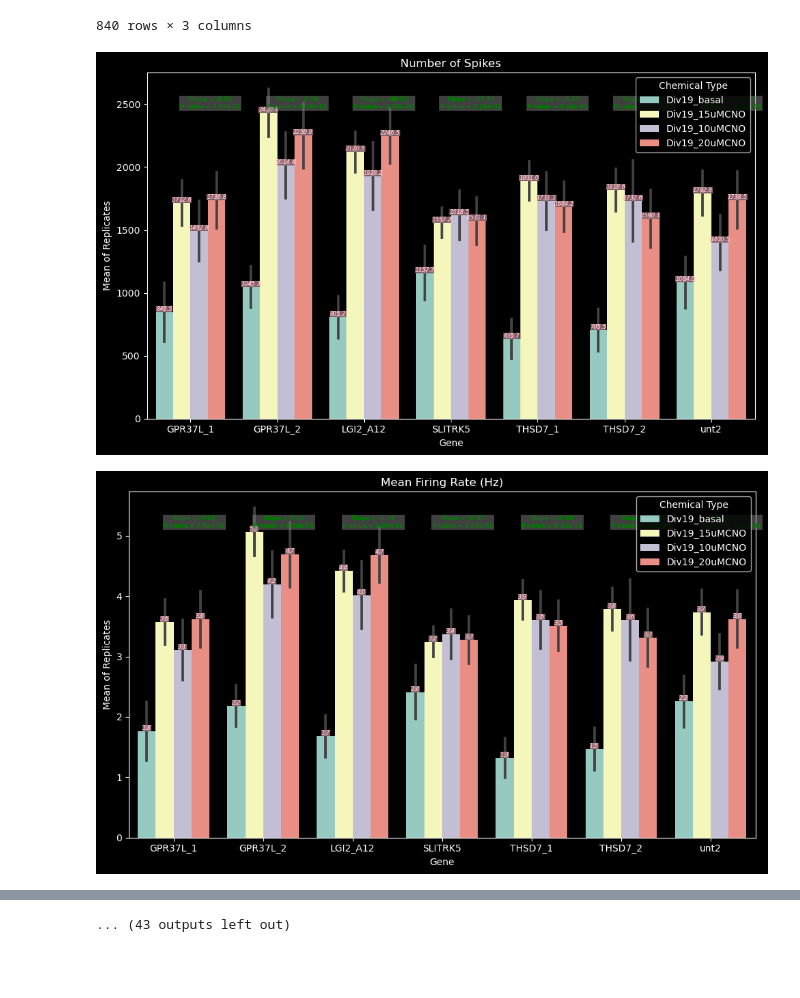
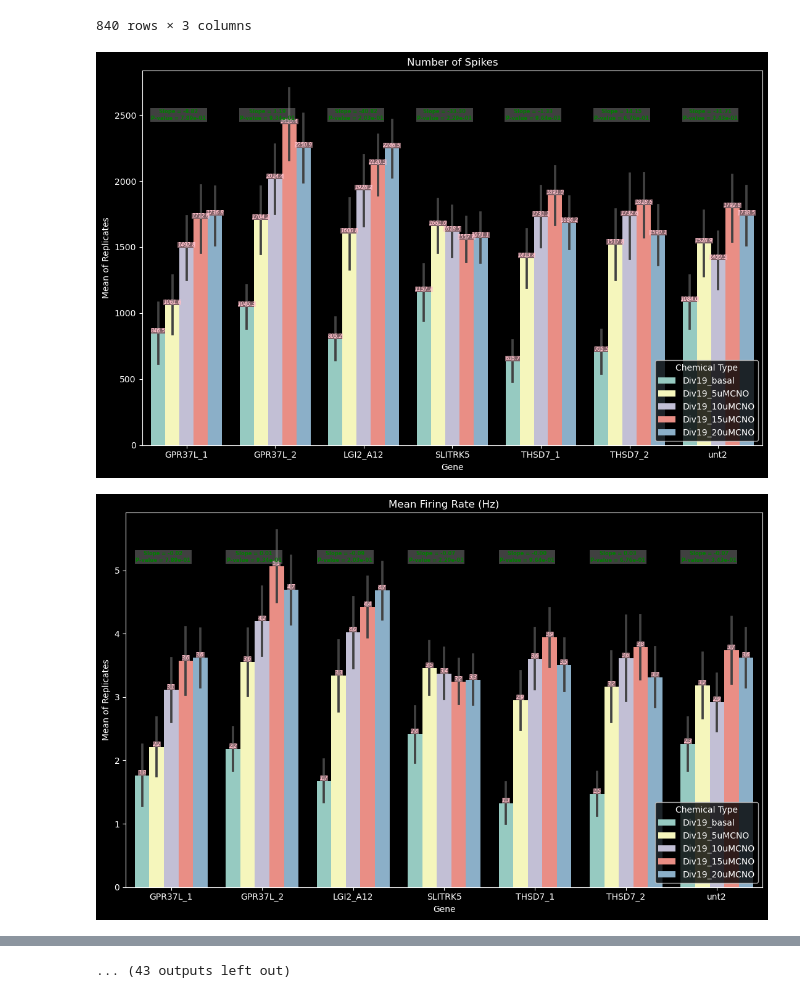
Before and after one commit to soderling-lab/MicroElectrodeArrayAnalysis, a Jupyter notebook: analysis/plot.ipynb, the cells around one changed output, grey strips where cells are left out. Saved outputs shown, nothing was run; the diff lists cells and outputs as text; code cells hidden in the pictures; blank space fills up the shorter version.

```diff
--- a/analysis/plot.ipynb
+++ b/analysis/plot.ipynb
@@ -33,17 +31,15 @@ def custom_sort(item):
 currdir= os.getcwd()
 parent = os.path.dirname(currdir)
 gparent=os.path.dirname(parent)
-lines_to_skip = 10 # adjust this as necessary
 
-# count the number of header lines
-header_lines = 3 # adjust this as necessary
+lines_to_skip = 10 # adjust
 EXPERIMENT_TIME = "1_MIN"
 plate_type = 'DIV19'
 
 PERTURBATION = "CNO"
 firstTableHeading = "Number of Spikes"
 
-FOLDER_PATH = f"{parent}/data/Div19_CNO/Div19_1minute"
+FOLDER_PATH = f"{parent}/example_data/Div19_CNO/Div19_1minute"
 folder_dict = {}
 balances= {"basal": "",
         "dose1": "",
@@ -205,10 +205,9 @@ balances.keys(), balances.values(), doses.keys()
 # %%
-
 dmapped = {}
 for bkey, bval in balances.items():
     for dkey, dval in doses.items():
-        if bval in dkey:
+        if bval == dkey.split("_")[-1]:
             dmapped[bkey] = dval
 
-dmapped.keys(), type(list(dmapped.values())[0])
+list(map(lambda x: dmapped[x]['Mean Firing Rate (Hz)']['Chemical_Type'].unique(), dmapped.keys()))
 # %% [output]
@@ -342,7 +346,7 @@ def add_slope_labels(ax, testparam_df, gene_slope_dict, bar_width=0.35):
     y_values = [bar.get_height() for bar in bars]
     top_yval = max(y_values)
     for ind, gene in enumerate(mutants):
-        ax.text(space_genes[ind], top_yval +(0.01 * top_yval),
+        ax.text(space_genes[ind] - 0.5, top_yval +(0.01 * top_yval),
                     f"Slope = {gene_slope_dict[gene]['slope']:.2f}\n"
                     f"P-value = {gene_slope_dict[gene]['p']:.2e}",
                     color='green', fontweight='bold', fontsize=6,
@@ -372,31 +376,31 @@ def ensure_dirs_exists(path):
 # %%
 def create_bar_chart(testparameter, df, show_barlabels = True, control_var="unt2"):
     bar_width=0.20
-    plt.figure(figsize=(10, 6)) # Adjust the size as needed
+    plt.figure(figsize=(11, 7)) # Adjust the size as needed
     # Create a bar plot
     ax = sns.barplot(x='Gene', y='Value', hue='Chemical_Type', data=df, errorbar='se')
 
     plt.title(f"{testparameter}")
     plt.xlabel('Gene')
     plt.ylabel('Mean of Replicates')
-    plt.legend(title='Chemical Type')
+    plt.legend(title='Chemical Type', loc='lower right')
     if show_barlabels:
         add_barlabels(ax)
     gene_slope_dict = compute_slope(df)
     if show_barlabels:
         add_barlabels(ax)  # This function needs to be defined elsewhere
     add_slope_labels(ax, df, gene_slope_dict, bar_width)  # Adding slope labels to the plot
     plt.tight_layout()
     save_figfile = f"{parent}/bar_charts/{PERTURBATION}/{plate_type}/{EXPERIMENT_TIME}/{testparameter}"
     ensure_dirs_exists(save_figfile)
     plt.savefig(save_figfile)
     plt.show()
     return
 
 #### test param imputed! ONLY FOR PLOTS
 for test_param, table in testsI_mapped.items():
     if table['Chemical_Type'].nunique() > 1:
         create_bar_chart(test_param, table)
 # %% [output]
-[figure, old version]
+[figure, new version]
-[figure, old version]
+[figure, new version]
```
Also changed, not shown: parts of 7 cells of this notebook, 1 other file.
